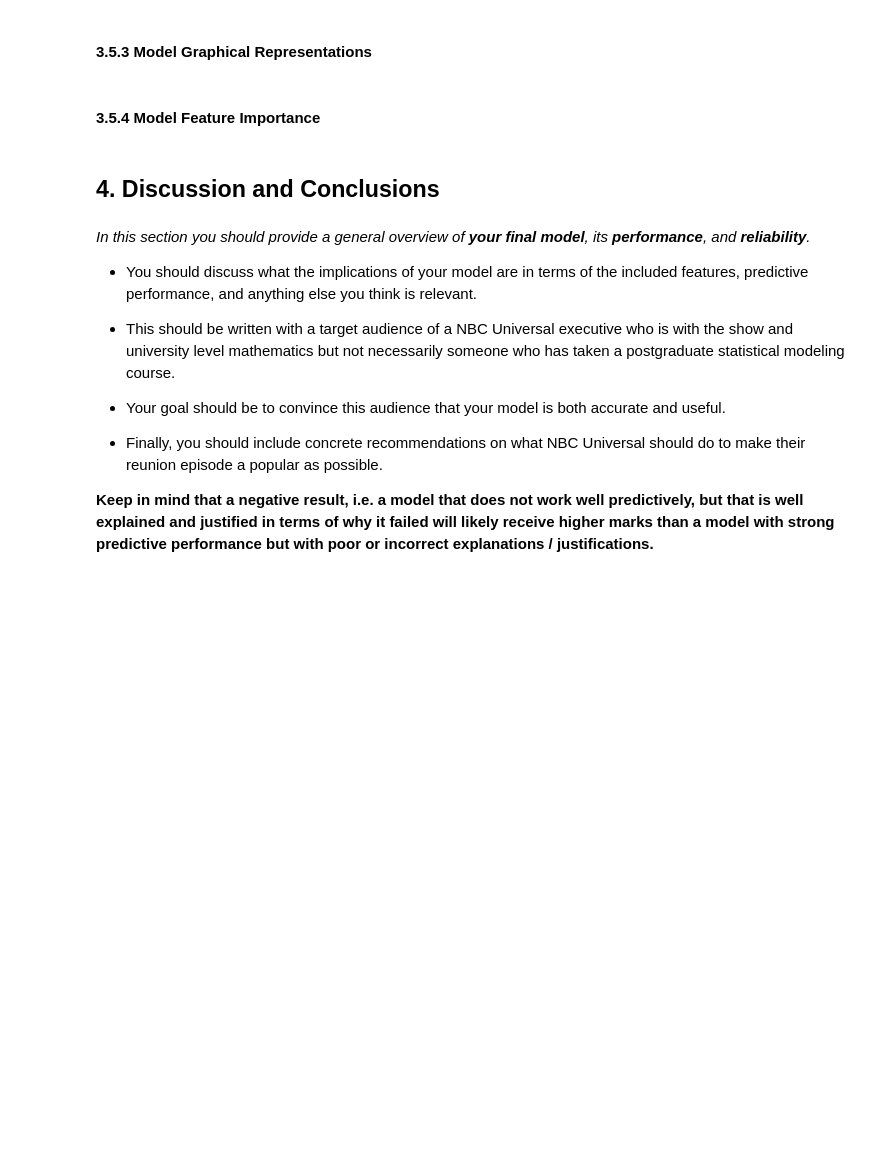
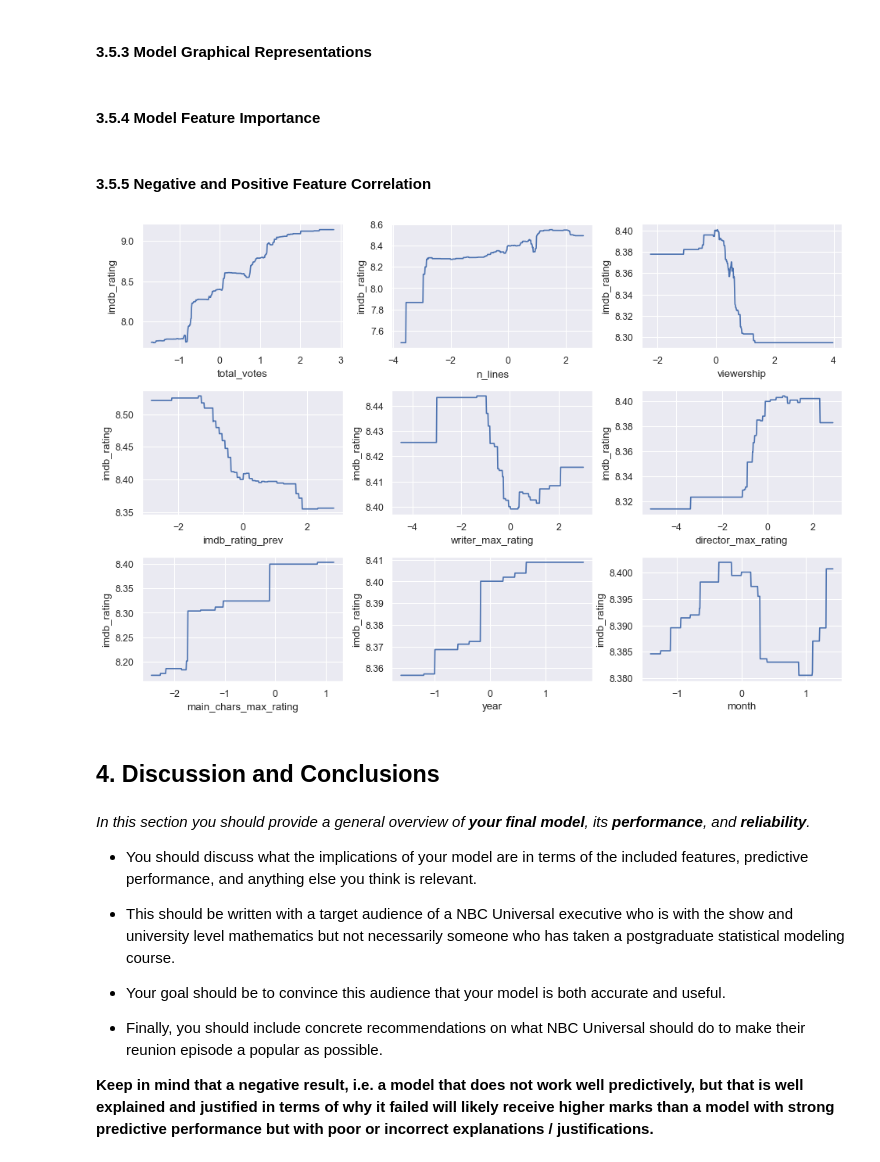
Before and after one commit to monicasteph97/mlp-proj1, a Jupyter notebook: project1.ipynb, the cells around one changed output. Saved outputs shown, nothing was run; the diff lists cells and outputs as text; code cells hidden in the pictures; blank space fills up the shorter version.

```diff
--- a/project1.ipynb
+++ b/project1.ipynb
@@ -1078,6 +1093,31 @@ Our model, using the Random Forest Regressor, is executed above and the results
 #### <a id=353> 3.5.3 Model Graphical Representations </a>
 # %% [markdown]
 #### <a id=354> 3.5.4 Model Feature Importance </a>
+# %% [markdown]
+#### <a id=355> 3.5.5 Negative and Positive Feature Correlation </a>
+# %%
+# Find positive or negative correlations from the features
+df_training = Pipeline(final_pipeline.steps[:-1]).fit_transform(X_train)
+fig, ax = plt.subplots(3, 3, figsize=(12, 8))
+fig.tight_layout(w_pad=2, h_pad=2)
+x, y = 0, 0
+for col in df_training.columns:
+    if 'pca' not in col:
+        df_new = pd.DataFrame(columns=df_training.columns)
+        df_new.loc[:, col] = np.linspace(df_training[col].min(), df_training[col].max(), num=500)
+        for other_col in [x for x in df_training.columns if x != col]:
+            df_new.loc[:, other_col] = df_training[other_col].mean()
+
+        df_new['imdb_rating'] = final_pipeline['model'].predict(df_new)
+        sns.lineplot(df_new, x=col, y='imdb_rating', ax=ax[x, y])
+
+        if y == 2:
+            x += 1
+            y = 0
+        else:
+            y += 1
+# %% [output]
+[figure, added]
 # %% [markdown]
 ## <a id=4> 4. Discussion and Conclusions </a>
 # %% [markdown]
```
Also changed, not shown: parts of 4 cells of this notebook.
